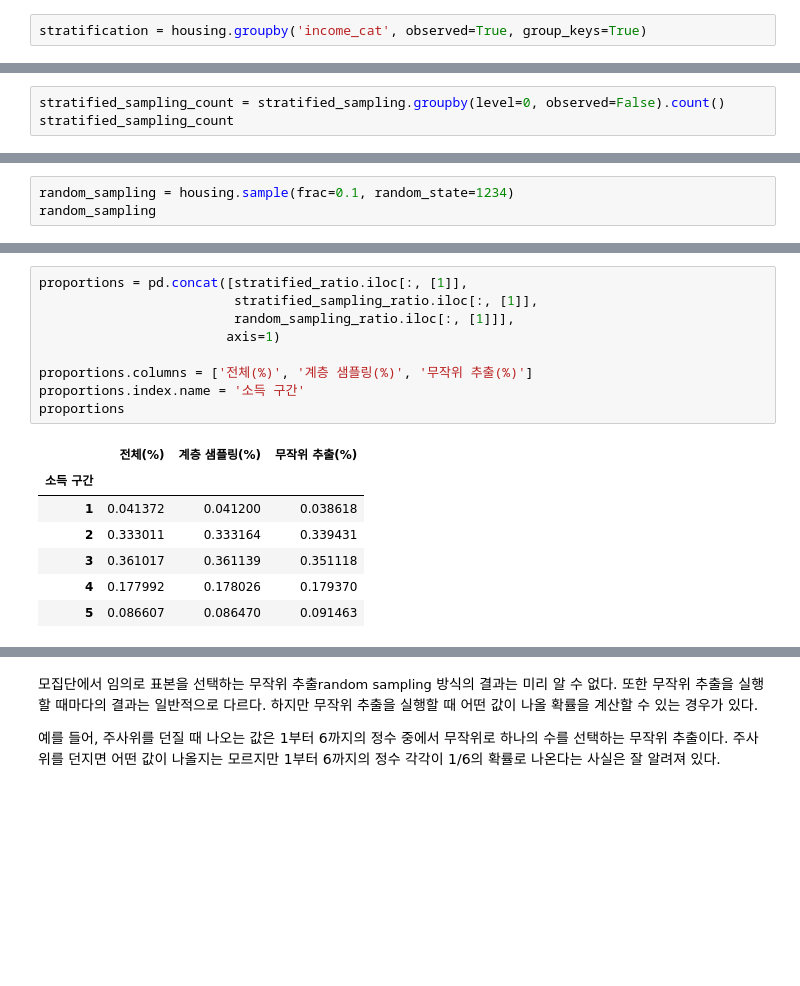
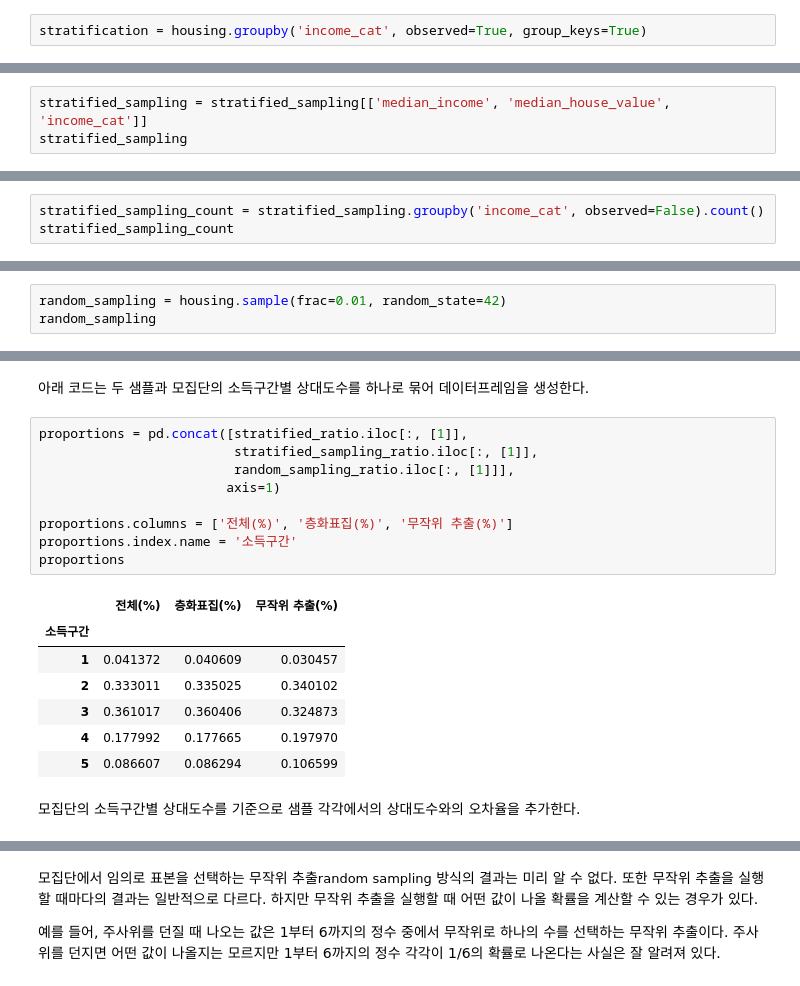
Before and after one commit to codingalzi/DataSci, a Jupyter notebook: _sources/sampling.ipynb, the cells around one changed output, grey strips where cells are left out. Cells and saved outputs as stored; diff of their text form; blank space fills up the shorter version.

```diff
--- a/_sources/sampling.ipynb
+++ b/_sources/sampling.ipynb
@@ -309,0 +578,3 @@ stratification
+# %%
+stratified_sampling = stratified_sampling[['median_income', 'median_house_value', 'income_cat']]
+stratified_sampling
@@ -309,0 +598,3 @@ stratification
+# %%
+stratified_sampling_count = stratified_sampling.groupby('income_cat', observed=False).count()
+stratified_sampling_count
@@ -390,3 +621,0 @@ stratified_sampling
-# %%
-stratified_sampling_count = stratified_sampling.groupby(level=0, observed=False).count()
-stratified_sampling_count
@@ -411,5 +627,5 @@ dtype: int64
 # %%
-random_sampling = housing.sample(frac=0.1, random_state=1234)
+random_sampling = housing.sample(frac=0.01, random_state=42)
 random_sampling
 # %% [output]
 |  | median_income | median_house_value | income_cat |
@@ -514,21 +712,25 @@ stratified_ratio
 | 3 | 0.361017 | 0.361017 |
 | 4 | 0.177992 | 0.177992 |
 | 5 | 0.086607 | 0.086607 |
+# %% [markdown]
+아래 코드는 두 샘플과 모집단의 소득구간별 상대도수를 하나로 묶어 데이터프레임을 생성한다.
 # %%
 proportions = pd.concat([stratified_ratio.iloc[:, [1]],
                          stratified_sampling_ratio.iloc[:, [1]],
                          random_sampling_ratio.iloc[:, [1]]],
                         axis=1)
 
-proportions.columns = ['전체(%)', '계층 샘플링(%)', '무작위 추출(%)']
-proportions.index.name = '소득 구간'
+proportions.columns = ['전체(%)', '층화표집(%)', '무작위 추출(%)']
+proportions.index.name = '소득구간'
 proportions
 # %% [output]
-|  | 전체(%) | 계층 샘플링(%) | 무작위 추출(%) |
-| 소득 구간 |  |  |  |
-| 1 | 0.041372 | 0.041200 | 0.038618 |
-| 2 | 0.333011 | 0.333164 | 0.339431 |
-| 3 | 0.361017 | 0.361139 | 0.351118 |
-| 4 | 0.177992 | 0.178026 | 0.179370 |
-| 5 | 0.086607 | 0.086470 | 0.091463 |
+|  | 전체(%) | 층화표집(%) | 무작위 추출(%) |
+| 소득구간 |  |  |  |
+| 1 | 0.041372 | 0.040609 | 0.030457 |
+| 2 | 0.333011 | 0.335025 | 0.340102 |
+| 3 | 0.361017 | 0.360406 | 0.324873 |
+| 4 | 0.177992 | 0.177665 | 0.197970 |
+| 5 | 0.086607 | 0.086294 | 0.106599 |
+# %% [markdown]
+모집단의 소득구간별 상대도수를 기준으로 샘플 각각에서의 상대도수와의 오차율을 추가한다.
 # %%
```
Also changed, not shown: parts of 190 cells of this notebook, 16 other files.
